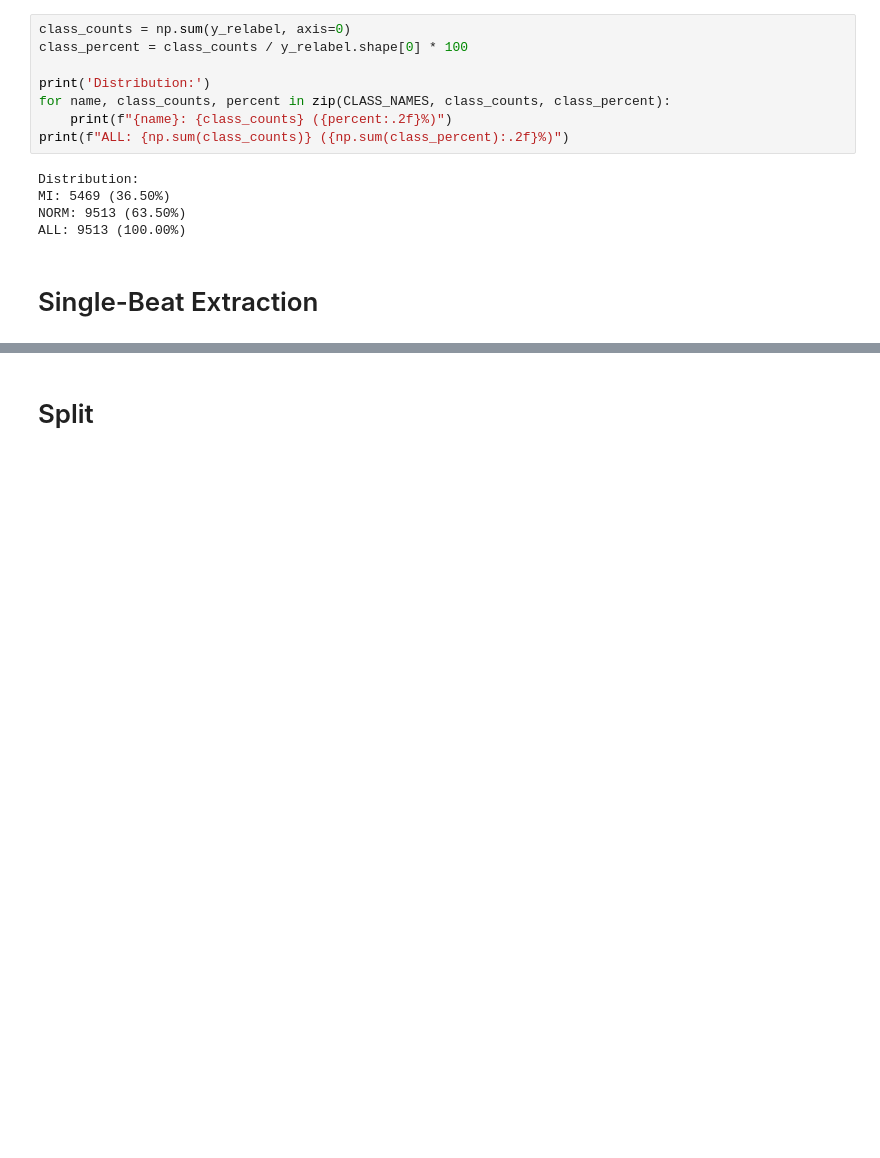
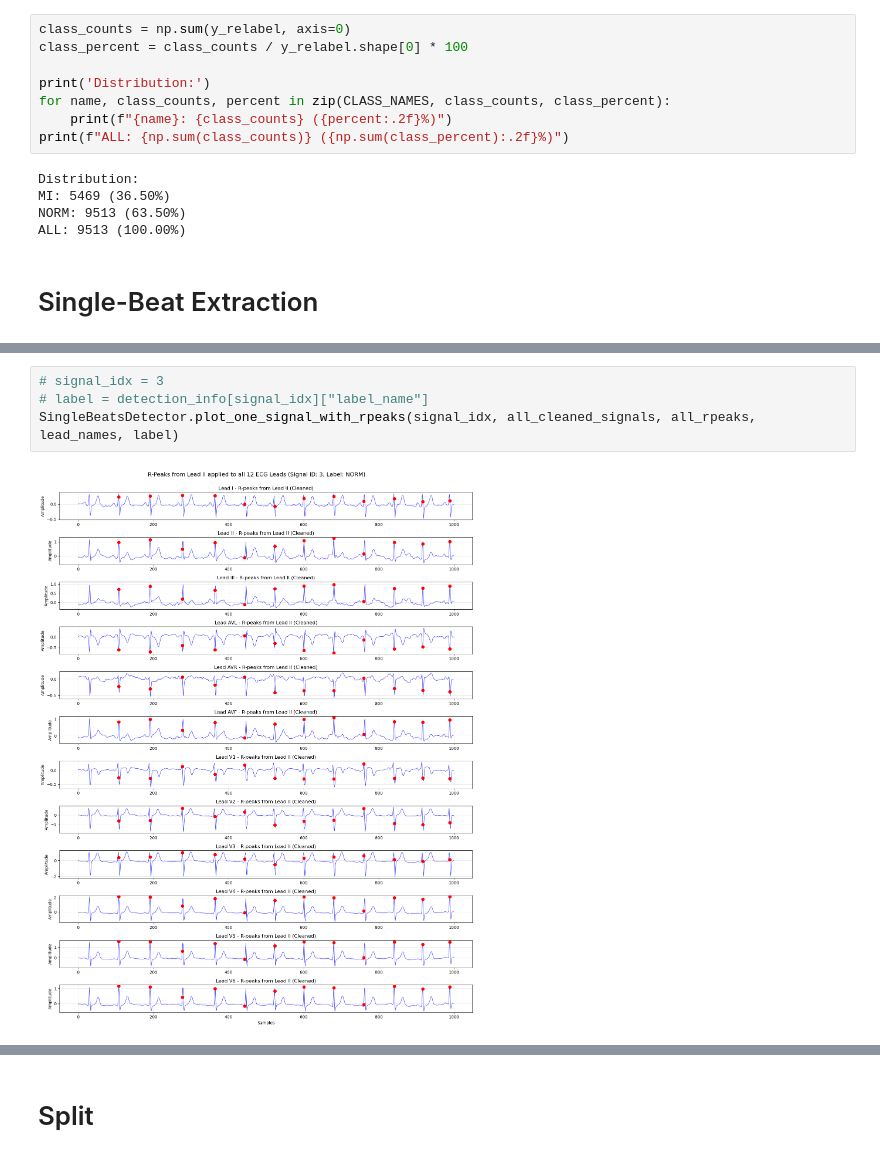
Before and after one commit to AliceKitchkin/ECG_xAI, a Jupyter notebook: notebooks/01_data_pipeline.ipynb, the cells around one changed output, grey strips where cells are left out. Cells and saved outputs as stored; diff of their text form; blank space fills up the shorter version.

```diff
--- a/notebooks/01_data_pipeline.ipynb
+++ b/notebooks/01_data_pipeline.ipynb
@@ -183,0 +318,6 @@ for i, x, color in zip(labels, heartbeats_pivoted, cmap):
+# %%
+# signal_idx = 3
+# label = detection_info[signal_idx]["label_name"]
+SingleBeatsDetector.plot_one_signal_with_rpeaks(signal_idx, all_cleaned_signals, all_rpeaks, lead_names, label)
+# %% [output]
+[figure, added]
```
Also changed, not shown: parts of 56 cells of this notebook.
